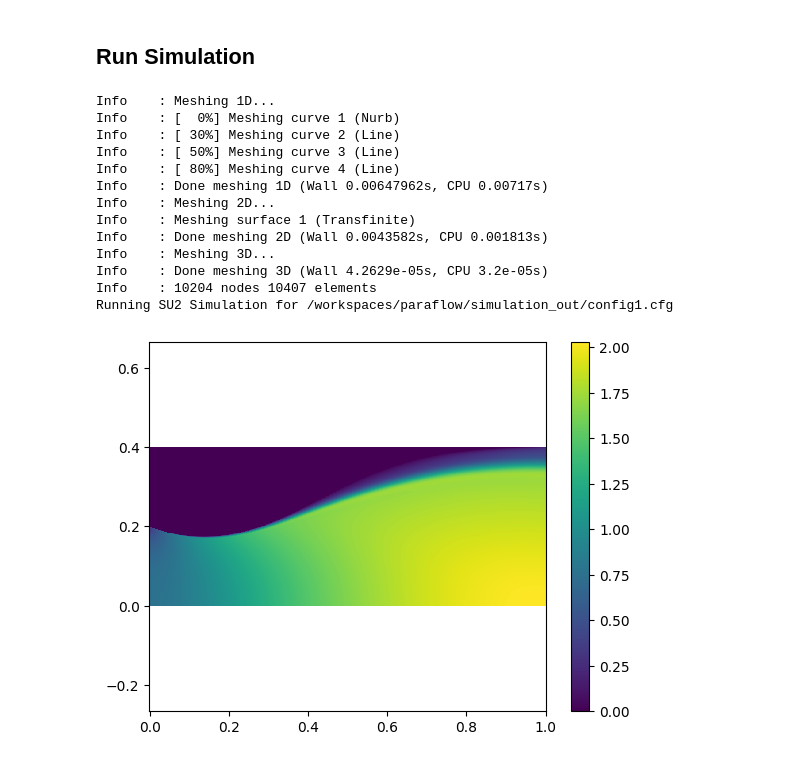
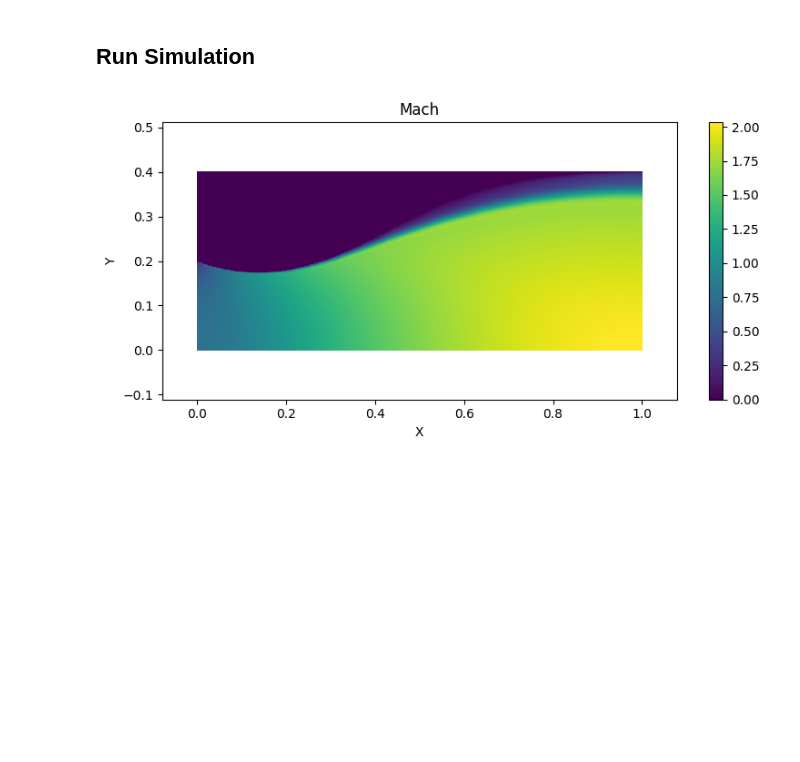
Before and after one commit to OpenOrion/paraflow, a Jupyter notebook: examples/simulation.ipynb, the cells around one changed output. Saved outputs shown, nothing was run; the diff lists cells and outputs as text; code cells hidden in the pictures; blank space fills up the shorter version.

```diff
--- a/examples/simulation.ipynb
+++ b/examples/simulation.ipynb
@@ -28,41 +28,28 @@ target_outlet_static_state = flasher.flash(P=200000, T=293.15, mass_flow_rate=in
 # %%
 from paraflow import run_simulation, ConfigParameters, SimulationResult, get_frames, display_frame
 
-use_cache = False
+use_cache = True
 
 if not use_cache:
     sim_results = run_simulation(
         passage,
         config_params=ConfigParameters(
             inlet_total_state=inlet_total_state,
             target_outlet_static_state=target_outlet_static_state,
         ),
         working_directory="/workspaces/paraflow/simulation_out",
         id="1",
         auto_delete=False
     )
     sim_results.to_file("sim_results.pkl")
 else:
    sim_results = SimulationResult.from_file("sim_results.pkl")
 
 frames = get_frames(
     sim_results,
     property_names=["Mach"],
     num_pnts=500,
 )
 display_frame(frames, "Mach")
 # %% [output]
-Info    : Meshing 1D...
-Info    : [  0%] Meshing curve 1 (Nurb)
-Info    : [ 30%] Meshing curve 2 (Line)
-Info    : [ 50%] Meshing curve 3 (Line)
-Info    : [ 80%] Meshing curve 4 (Line)
-Info    : Done meshing 1D (Wall 0.00647962s, CPU 0.00717s)
-Info    : Meshing 2D...
-Info    : Meshing surface 1 (Transfinite)
-Info    : Done meshing 2D (Wall 0.0043582s, CPU 0.001813s)
-Info    : Meshing 3D...
-Info    : Done meshing 3D (Wall 4.2629e-05s, CPU 3.2e-05s)
-Info    : 10204 nodes 10407 elements
-Running SU2 Simulation for /workspaces/paraflow/simulation_out/config1.cfg
-[figure, old version]
+[figure, new version]
```
Also changed, not shown: 4 other files.
